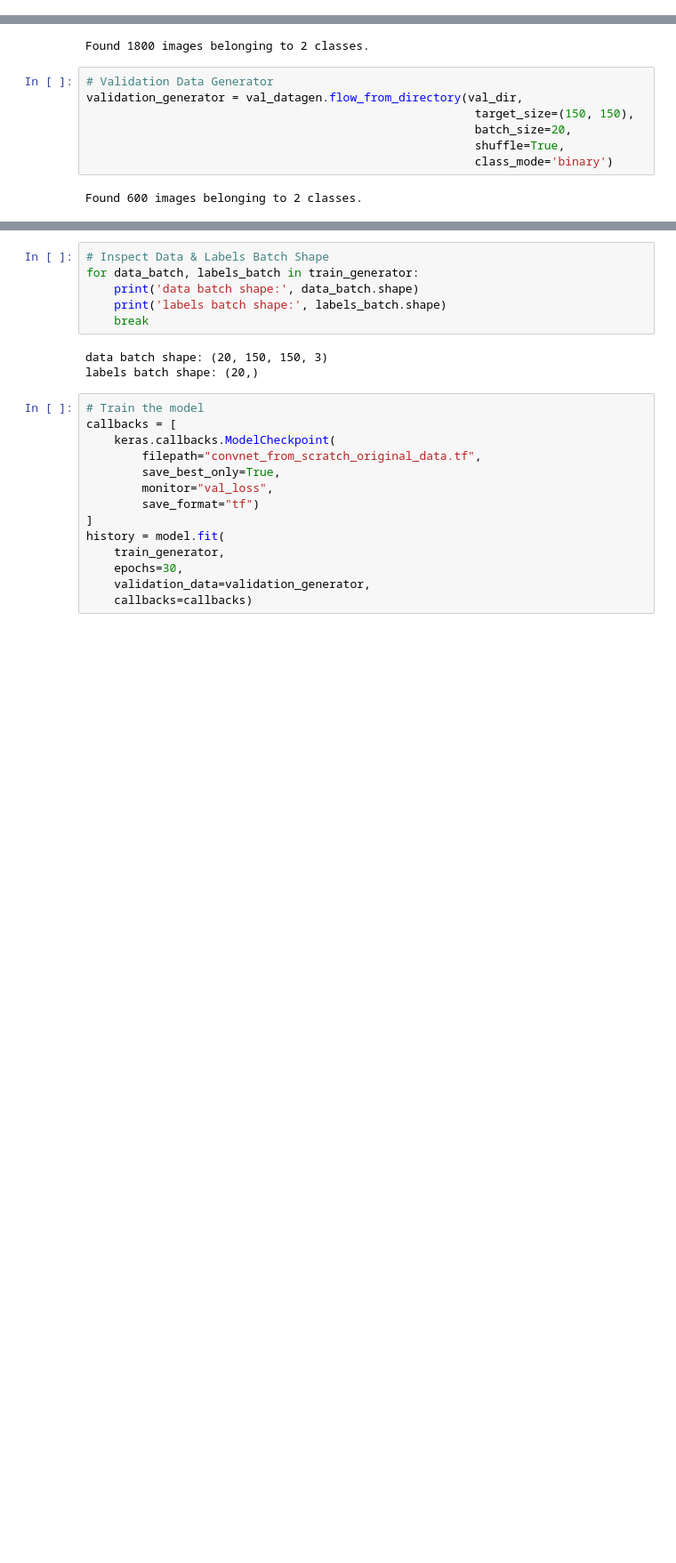
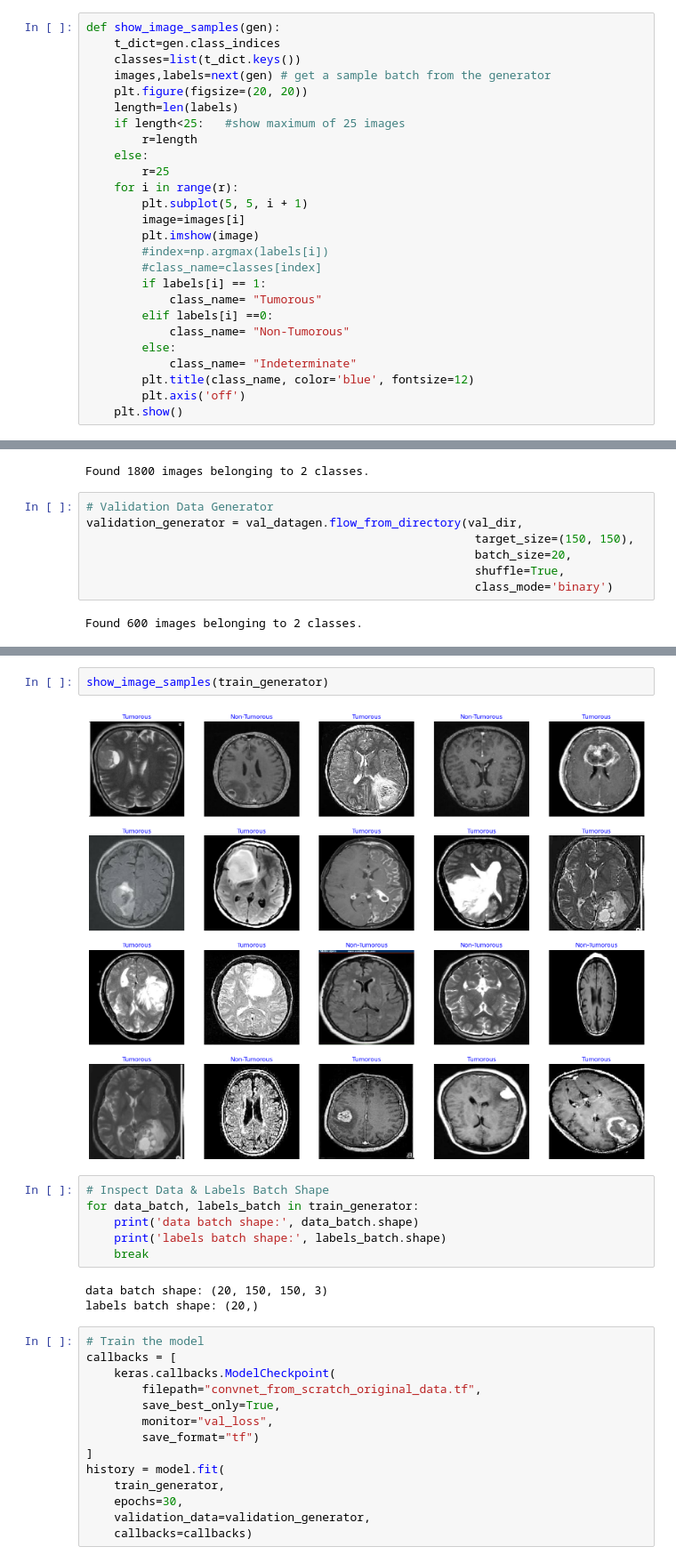
Before and after one commit to Optimistix/Brain_Tumor_Detection_using_MRI_Images_from_Kaggle_Br35H, a Jupyter notebook: notebook.ipynb, the cells around one changed output, grey strips where cells are left out. Shown at 89% size. Saved outputs shown, nothing was run; the diff lists cells and outputs as text; blank space fills up the shorter version.

```diff
--- a/notebook.ipynb
+++ b/notebook.ipynb
@@ -35,3 +64,29 @@ tensorflow.__version__
+# %%
+def show_image_samples(gen):
+    t_dict=gen.class_indices
+    classes=list(t_dict.keys())
+    images,labels=next(gen) # get a sample batch from the generator
+    plt.figure(figsize=(20, 20))
+    length=len(labels)
+    if length<25:   #show maximum of 25 images
+        r=length
+    else:
+        r=25
+    for i in range(r):
+        plt.subplot(5, 5, i + 1)
+        image=images[i]
+        plt.imshow(image)
+        #index=np.argmax(labels[i])
+        #class_name=classes[index]
+        if labels[i] == 1:
+            class_name= "Tumorous"
+        elif labels[i] ==0:
+            class_name= "Non-Tumorous"
+        else:
+            class_name= "Indeterminate"
+        plt.title(class_name, color='blue', fontsize=12)
+        plt.axis('off')
+    plt.show()
 # %%
 !mkdir TRAIN TEST VAL TRAIN/YES TRAIN/NO TEST/YES TEST/NO VAL/YES VAL/NO
 
@@ -118,6 +174,10 @@ test_generator = val_datagen.flow_from_directory(test_dir,
                                                         class_mode='binary')
 # %% [output]
 Found 600 images belonging to 2 classes.
+# %%
+show_image_samples(train_generator)
+# %% [output]
+[figure, added]
 # %%
 # Inspect Data & Labels Batch Shape
 for data_batch, labels_batch in train_generator:
```
Also changed, not shown: parts of 44 cells of this notebook.
